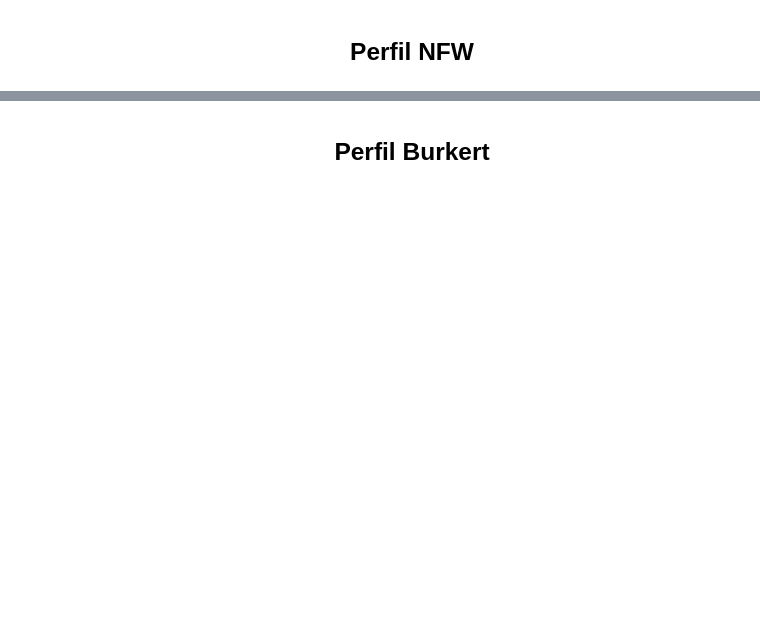
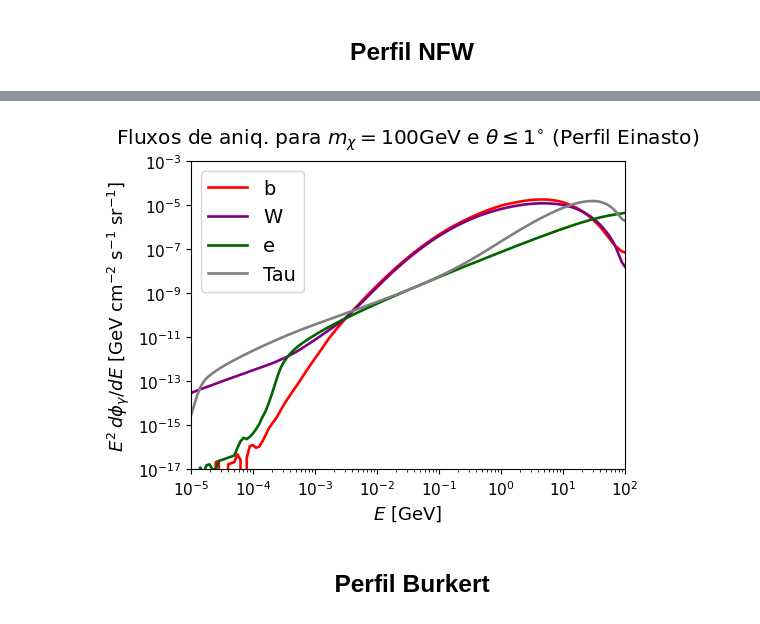
Before and after one commit to lrochacastro/Perfis-da-Materia-Escura, a Jupyter notebook: Perfis de Matéria Escura - Otimizado.ipynb, the cells around one changed output, grey strips where cells are left out. Drawn from its saved outputs; the diff is of its cells as text; code cells hidden in the pictures; blank space fills up the shorter version.

```diff
--- a/Perfis de Matéria Escura - Otimizado.ipynb
+++ b/Perfis de Matéria Escura - Otimizado.ipynb
@@ -827,3 +838,32 @@ plot_fluxo();
+# %%
+constant_ein = sigma_v * J_flux_ein * (1/(8 * np.pi * mass**2))
+
+plt.figure(figsize=(5.6, 4))
+
+for i, j in final_states.items():
+    massvals = data["mDM"]
+    mass = 100
+    index = np.where(np.abs((massvals - mass) / mass) < 1.e-3)
+    xvals = 10**(data["Log10x"][index])
+    finalstate = i
+    flux = data[finalstate][index] / (np.log(10) * xvals * mass) #pela regra da cadeia
+    loadspec = interp1d(xvals, flux)
+
+    def dphidE_ein(x):
+        fluxval = loadspec(x)
+        if (x > 1 or fluxval < 0):
+            return 0
+        else:
+            return fluxval * constant_ein
+
+    plt.plot((xvals*mass), [(x*mass)**2 * dphidE_ein(x) for x in xvals], label=i, color=j, linewidth=1.9)
+
+plt.title(r"Fluxos de aniq. para $m_{\chi} = 100$GeV e $\theta \leq 1^{\circ}$ (Perfil Einasto)",
+          fontsize=14.5, pad=13)
+plot_fluxo()
+plt.show()
+# %% [output]
+[figure, added]
 # %% [markdown]
 ##### <p style="text-align: center; font-family:times; font-size:2em;">Perfil Burkert</p>
 # %%
```
Also changed, not shown: parts of 32 cells of this notebook.
